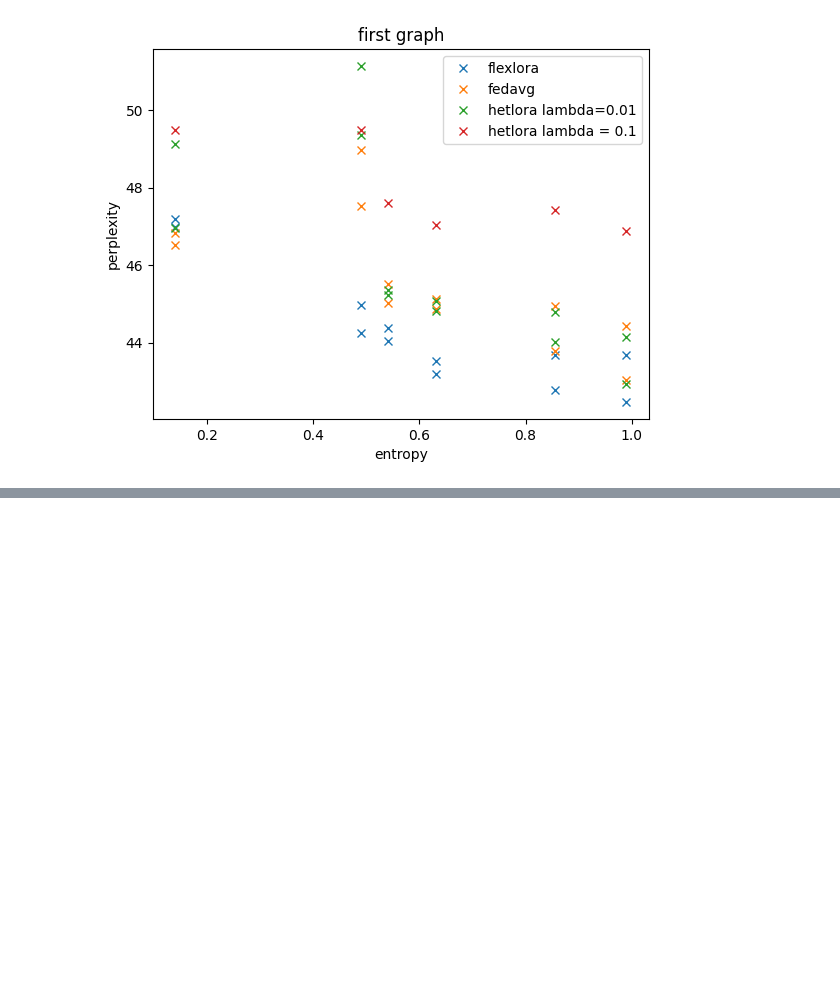
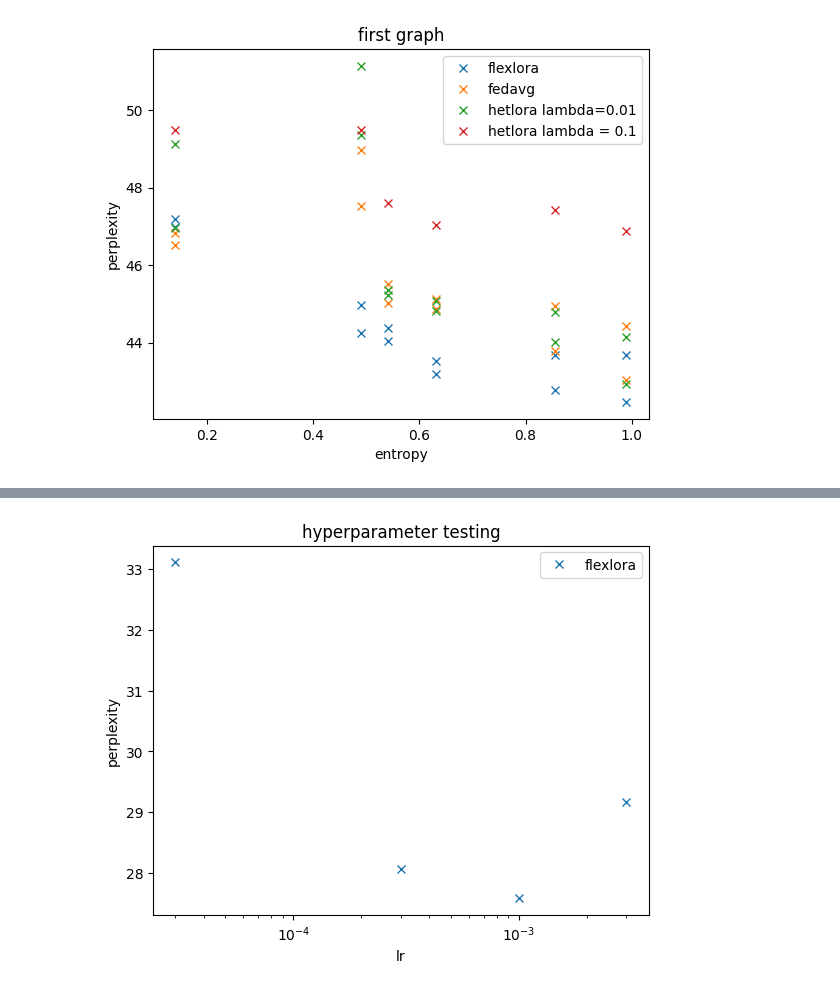
Before and after one commit to Matthew2357/project, a Jupyter notebook: first_graphs.ipynb, the cells around one changed output, grey strips where cells are left out. Cells and saved outputs as stored; diff of their text form; code cells hidden in the pictures; blank space fills up the shorter version.

```diff
--- a/first_graphs.ipynb
+++ b/first_graphs.ipynb
@@ -99,3 +99,17 @@ plt.legend()
 plt.show()
 # %% [output]
 [figure]
+# %%
+
+data = [
+    [0.00003, 0.0001, 0.0003, 0.001, 0.003],
+    [29.30, 28.04, 27.91, 28.82, 31.52],
+    [33.11, None, 28.07, 27.58, 29.16],
+    [29.32, 29.02, 29.93, 33.52, 43.08],
+    [29.37, 28.21, 27.84, 28.93, 32.36],
+    [29.36, 28.12, 27.90, 28.87, 30.22],
+    [29.36, 28.17, 27.91, 29.08, 30.62],
+    [29.29, 28.10, 27.93, 28.80, 33.56]
+]
+columns = ['lr','fedavg', 'flexlora', 'ffa', 'hetlora 0.001', 'hetlora 0.01', 'hetlora 0.1', 'no collabortion']
+df_hyp = pd.DataFrame({col:data[i] for i, col in enumerate(columns)})
@@ -101,0 +125,21 @@ plt.show()
+# %%
+x = df_hyp['lr']
+#y = df_hyp.drop(columns=['lr'])
+y = df_hyp[['flexlora']]
+for column in y:
+    plt.plot(x,y[column], label=column, marker='x', linestyle='')
+# Add labels and title
+plt.xlabel('lr')
+plt.ylabel('perplexity')
+plt.title('hyperparameter testing')
+
+# Set x-axis to logarithmic scale
+plt.xscale('log')
+
+# Display legend
+plt.legend()
+
+# Show plot
+plt.show()
+# %% [output]
+[figure, added]
```
Also changed, not shown: parts of 2 cells of this notebook, 6 other files.
